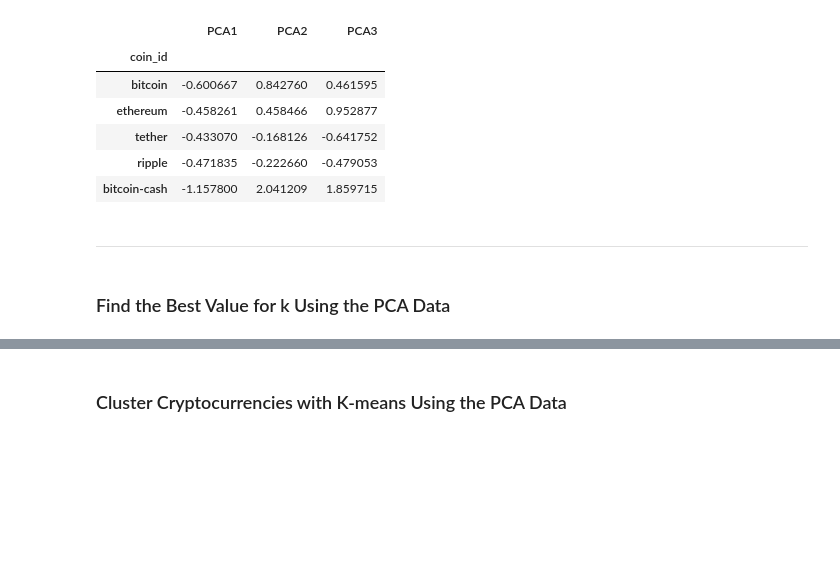
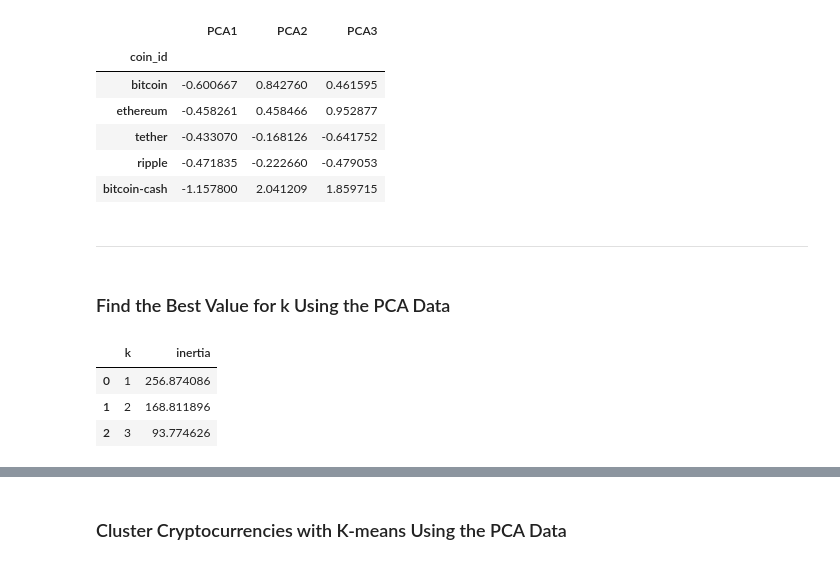
Before and after one commit to RJBarker/CryptoClustering, a Jupyter notebook: Crypto_Clustering.ipynb, the cells around one changed output, grey strips where cells are left out. Drawn from its saved outputs; the diff is of its cells as text; code cells hidden in the pictures; blank space fills up the shorter version.

```diff
--- a/Crypto_Clustering.ipynb
+++ b/Crypto_Clustering.ipynb
@@ -270,5 +270,6 @@ market_pca_df.head()
 ### Find the Best Value for k Using the PCA Data
 # %%
 # Create a list with the number of k-values from 1 to 11
+k = list(range(1,11))
 # %%
 # Create an empty list to store the inertia values
@@ -282,7 +287,17 @@ market_pca_df.head()
 # %%
 # Create a dictionary with the data to plot the Elbow curve
-
+pca_elbow_dict = {
+    "k":k,
+    "inertia":inertia
+}
 # Create a DataFrame with the data to plot the Elbow curve
+pca_elbow_df = pd.DataFrame(pca_elbow_dict)
+pca_elbow_df.head(3)
+# %% [output]
+|  | k | inertia |
+| 0 | 1 | 256.874086 |
+| 1 | 2 | 168.811896 |
+| 2 | 3 | 93.774626 |
 # %%
 # Plot a line chart with all the inertia values computed with
 # the different values of k to visually identify the optimal value for k.
```
Also changed, not shown: parts of 8 cells of this notebook.
